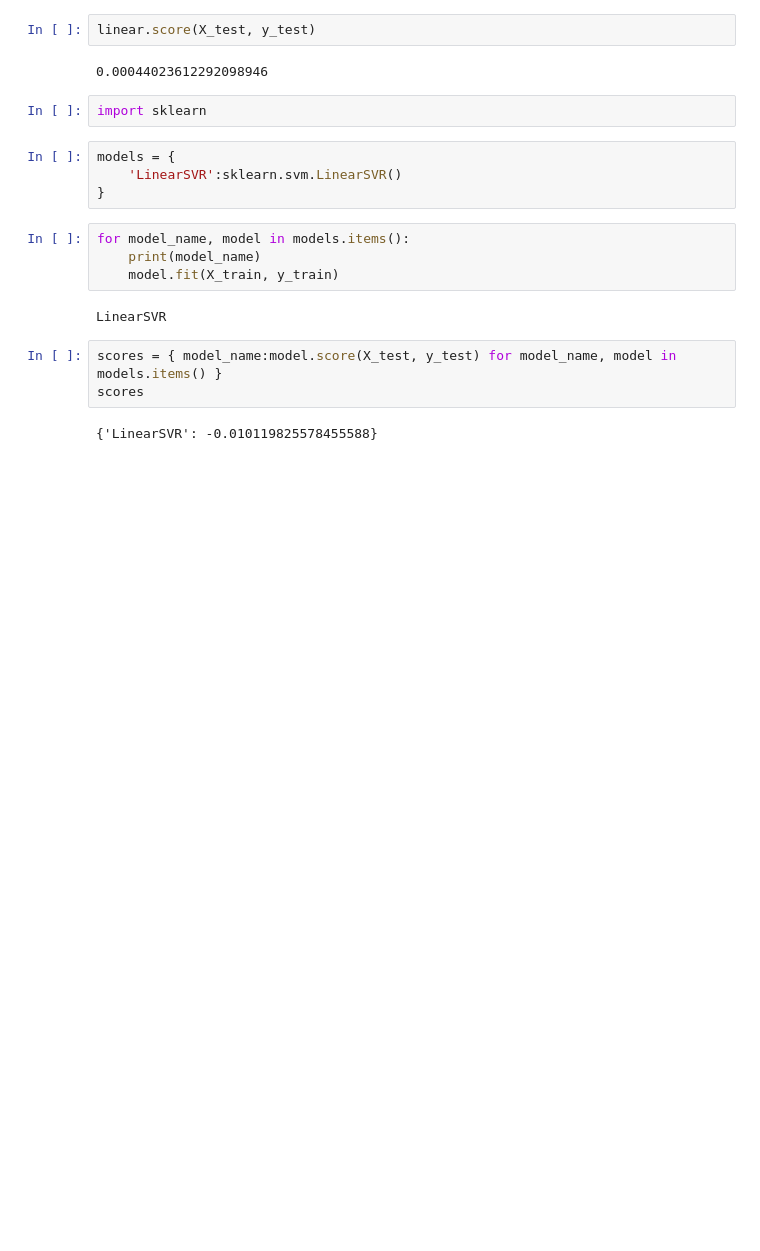
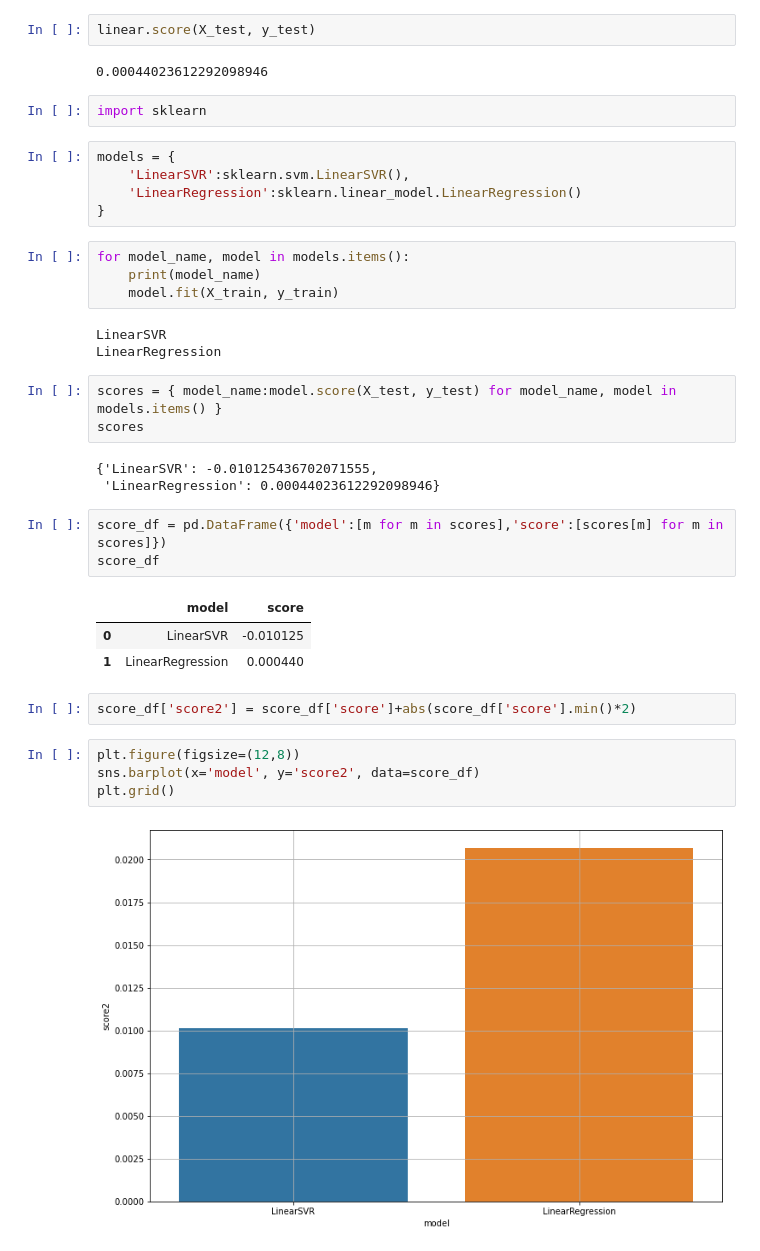
Before and after one commit to SothanaV/cs358-forcasting, a Jupyter notebook: 07_model.ipynb, the cells around one changed output. Saved outputs shown, nothing was run; the diff lists cells and outputs as text; blank space fills up the shorter version.

```diff
--- a/07_model.ipynb
+++ b/07_model.ipynb
@@ -189,7 +190,8 @@ linear.score(X_test, y_test)
 import sklearn
 # %%
 models = {
-    'LinearSVR':sklearn.svm.LinearSVR()
+    'LinearSVR':sklearn.svm.LinearSVR(),
+    'LinearRegression':sklearn.linear_model.LinearRegression()
 }
 # %%
 for model_name, model in models.items():
@@ -197,8 +199,25 @@ for model_name, model in models.items():
     model.fit(X_train, y_train)
 # %% [output]
 LinearSVR
+LinearRegression
 # %%
 scores = { model_name:model.score(X_test, y_test) for model_name, model in models.items() }
 scores
 # %% [output]
-{'LinearSVR': -0.010119825578455588}
+{'LinearSVR': -0.010125436702071555,
+ 'LinearRegression': 0.00044023612292098946}
+# %%
+score_df = pd.DataFrame({'model':[m for m in scores],'score':[scores[m] for m in scores]})
+score_df
+# %% [output]
+|  | model | score |
+| 0 | LinearSVR | -0.010125 |
+| 1 | LinearRegression | 0.000440 |
+# %%
+score_df['score2'] = score_df['score']+abs(score_df['score'].min()*2)
+# %%
+plt.figure(figsize=(12,8))
+sns.barplot(x='model', y='score2', data=score_df)
+plt.grid()
+# %% [output]
+[figure, added]
```
Also changed, not shown: parts of 1 cell of this notebook, 2 other files.
